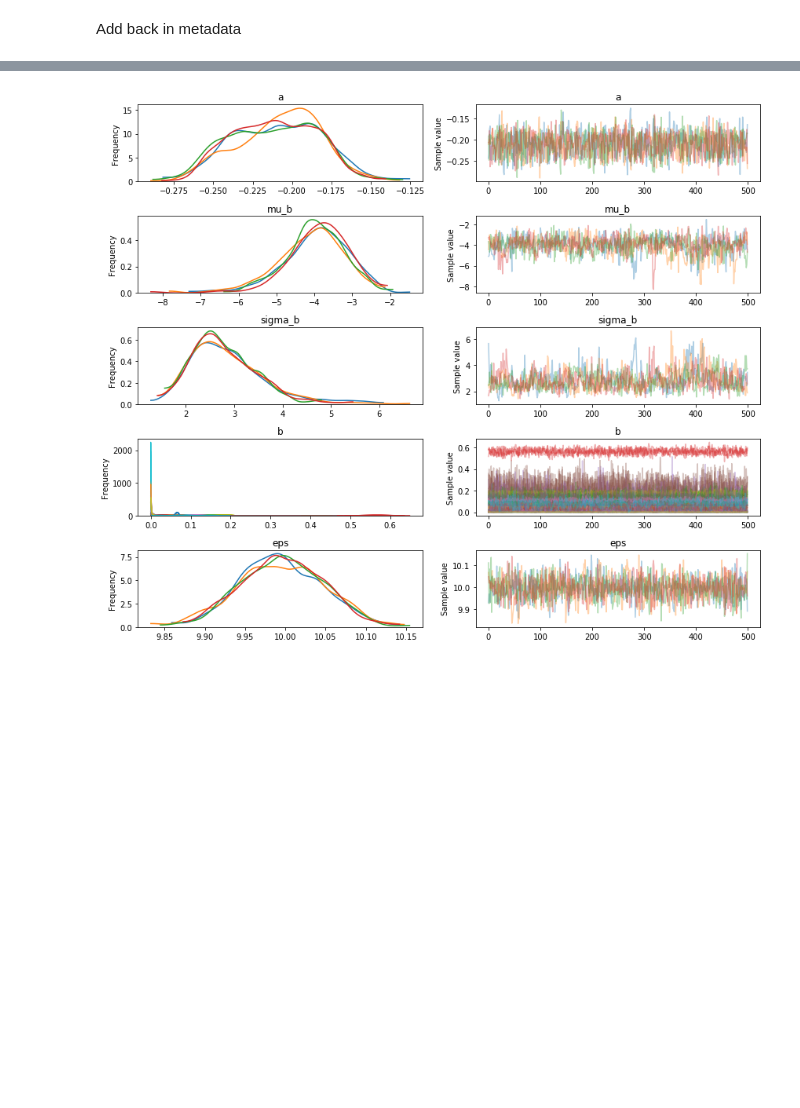
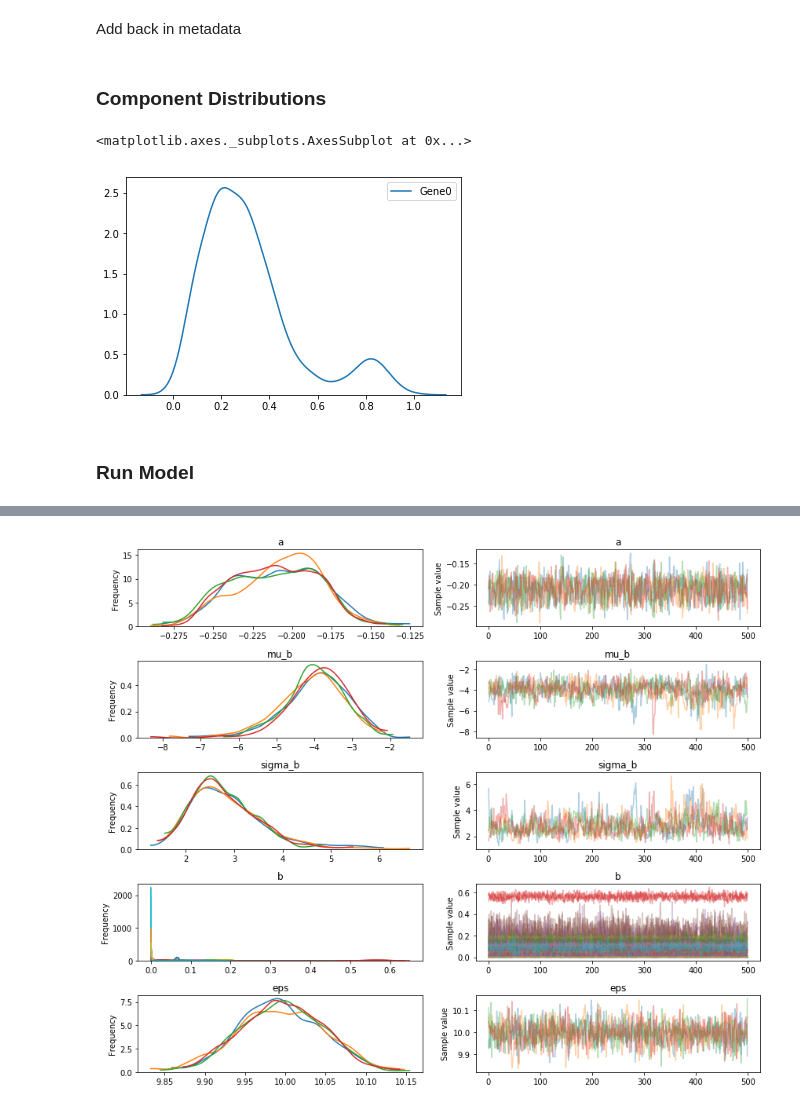
Before and after one commit to jvivian/Bayesian-Outlier-Model, a Jupyter notebook: notebooks/Old-Notebooks/Train-on-Dimensionality-Reduced-Genes.ipynb, the cells around one changed output, grey strips where cells are left out. Cells and saved outputs as stored; diff of their text form; code cells hidden in the pictures; blank space fills up the shorter version.

```diff
--- a/notebooks/Train-on-Dimensionality-Reduced-Genes.ipynb
+++ b/notebooks/Old-Notebooks/Train-on-Dimensionality-Reduced-Genes.ipynb
@@ -86,3 +91,7 @@ X = pca.fit_transform(combined_df[genes])
+# %%
+min_max_scaler = preprocessing.MinMaxScaler()
+X = min_max_scaler.fit_transform(X)
+#X = pd.DataFrame(x_scaled)
 # %%
 y = pd.Series(X[-1, :], index=X_genes)
 # %%
@@ -95,5 +104,14 @@ Add back in metadata
 for col in df.columns[:5]:
     X[col] = df[col]
     y[col] = sample[col]
+# %% [markdown]
+### Component Distributions
+# %%
+sns.kdeplot(X.Gene0)
+# %% [output]
+<matplotlib.axes._subplots.AxesSubplot at 0x...>
+[figure, added]
+# %% [markdown]
+### Run Model
 # %%
 m_pca, t_pca = r.outlier.run_model(y, X, 'tissue',
```
Also changed, not shown: parts of 27 cells of this notebook, 4 other files.
